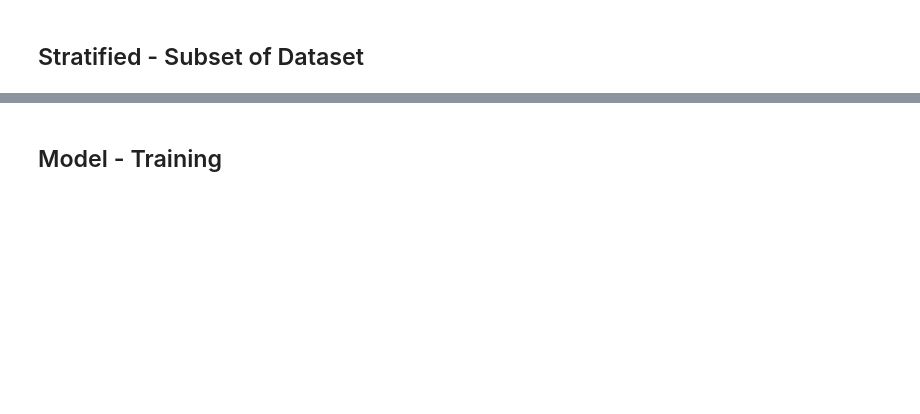
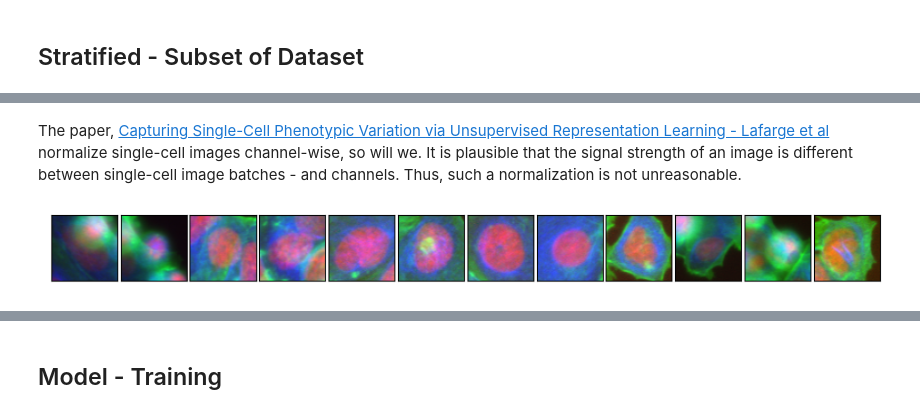
Before and after one commit to RasmusML/DiffCell, a Jupyter notebook: playground.ipynb, the cells around one changed output, grey strips where cells are left out. Drawn from its saved outputs; the diff is of its cells as text; code cells hidden in the pictures; blank space fills up the shorter version.

```diff
--- a/playground.ipynb
+++ b/playground.ipynb
@@ -67,0 +83,3 @@ plot_treatment_heatmap(tiny_metadata)
+# %%
+blacklist = get_treatment_blacklist()
+blacklist
@@ -68,7 +88,8 @@ plot_treatment_heatmap(tiny_metadata)
+# %%
+selected = [treatment for treatment in whitelist if treatment not in blacklist]
 # %%
-blacklist = [("Eg5 inhibitors", 0.1), ("Microtubule destabilizers", 0.3), ("Cholesterol-lowering", 6.0)]
-stratified_metadata = stratify_metadata(metadata, 60, blacklist=blacklist)
+stratified_metadata = stratify_metadata(metadata, 100, whitelist=selected)
+stratified_images = load_images_from_metadata(stratified_metadata)
 
-stratified_images = load_images_from_metadata(stratified_metadata)
 print(f"{stratified_images.shape[0]} images")
 # %% [output]
@@ -79,0 +106,9 @@ plot_treatment_heatmap(stratified_metadata)
+# %% [markdown]
+The paper, [Capturing Single-Cell Phenotypic Variation
+via Unsupervised Representation Learning - Lafarge et al](http://proceedings.mlr.press/v102/lafarge19a/lafarge19a.pdf) normalize single-cell images channel-wise, so will we. It is plausible that the signal strength of an image is different between single-cell image batches - and channels. Thus, such a normalization is not unreasonable.
+# %%
+stratified_images = normalize_image_channel_wise(stratified_images)
+# %%
+plot_images(stratified_images[:12])
+# %% [output]
+[figure, added]
```
Also changed, not shown: parts of 53 cells of this notebook, 6 other files.
